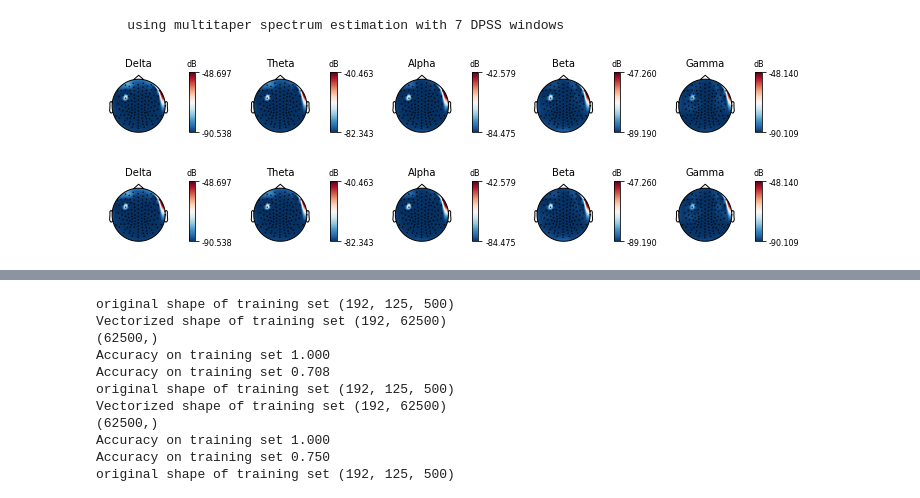
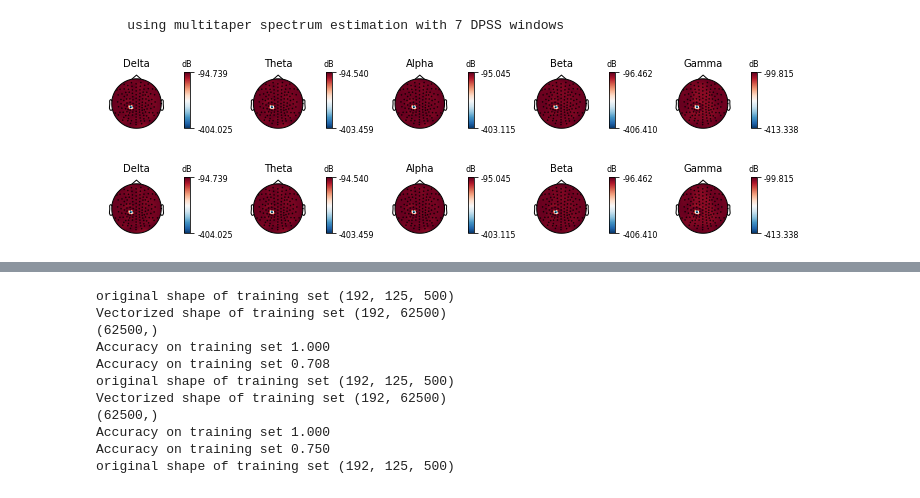
Before and after one commit to edrias/seniorprojecteeg, a Jupyter notebook: Tarekul_Workspace/capstone2/LangVSNonLang_RandomForest.ipynb, the cells around one changed output, grey strips where cells are left out. Saved outputs shown, nothing was run; the diff lists cells and outputs as text; code cells hidden in the pictures.

```diff
--- a/Tarekul_Workspace/capstone2/LangVSNonLang_RandomForest.ipynb
+++ b/Tarekul_Workspace/capstone2/LangVSNonLang_RandomForest.ipynb
@@ -25,6 +25,7 @@ from sklearn.decomposition import PCA, FastICA
 from sklearn.metrics import confusion_matrix
 import itertools
 # %%
-path = "/Users/tarekulislam/Desktop/seniorprojecteeg/Tarekul_Workspace/capstone2/20140306_1133-epo.fif"
-epoch = mne.read_epochs(path,preload=True)
+#path = "/Users/tarekulislam/Desktop/seniorprojecteeg/Tarekul_Workspace/capstone2/20140306_1133-epo.fif"
+path2 = '/Volumes/flash64/OneDrive_1_11-28-2018/20140205_1114_epo.fif'
+epoch = mne.read_epochs(path2,preload=True)
 # %% [output]
@@ -121,8 +97,11 @@ epoch.plot_sensors()
 # %%
+"""
+Plot Band topomaps
+"""
 bands = [(0, 4, 'Delta'), (4, 8, 'Theta'), (8, 12, 'Alpha'),
 (12, 30, 'Beta'), (30, 200, 'Gamma')]
 epoch.plot_psd_topomap(bands = bands,low_bias=True)
 # %% [output]
     using multitaper spectrum estimation with 7 DPSS windows
-[figure, old version]
+[figure, new version]
-[figure, old version]
+[figure, new version]
```
Also changed, not shown: parts of 22 cells of this notebook.
